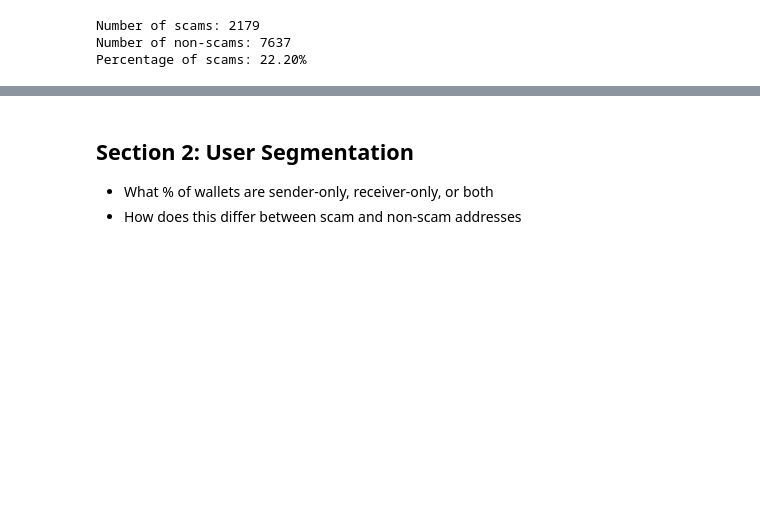
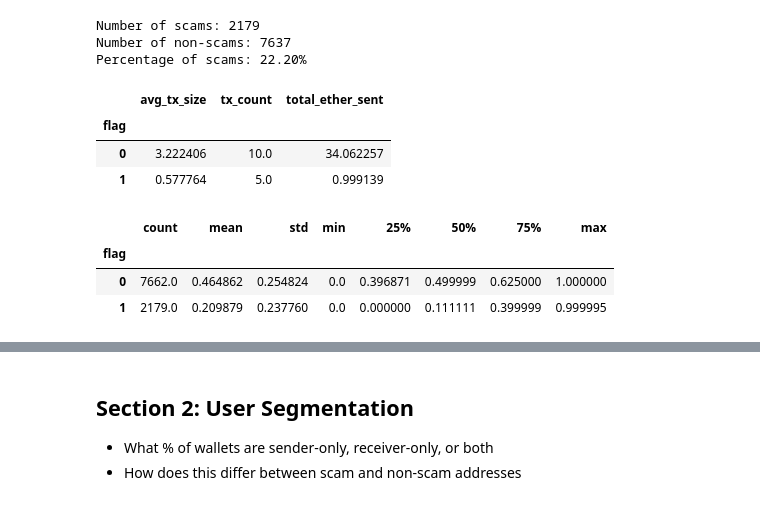
Before and after one commit to InsightsByIvy/Analysing-Scam-Patterns-in-Ethereum-Transactions, a Jupyter notebook: Notebooks/analysis.ipynb, the cells around one changed output, grey strips where cells are left out. Saved outputs shown, nothing was run; the diff lists cells and outputs as text; code cells hidden in the pictures; blank space fills up the shorter version.

```diff
--- a/Notebooks/analysis.ipynb
+++ b/Notebooks/analysis.ipynb
@@ -57,6 +60,23 @@ print(f"Percentage of scams: {scam_percentage:.2f}%")
 Number of scams: 2179
 Number of non-scams: 7637
 Percentage of scams: 22.20%
+# %%
+# Use groupby to see how different the distributions are for scam vs non-scam addresses
+df.groupby('flag')[['avg_tx_size', 'tx_count', 'total_ether_sent']].median()
+# %% [output]
+|  | avg_tx_size | tx_count | total_ether_sent |
+| flag |  |  |  |
+| 0 | 3.222406 | 10.0 | 34.062257 |
+| 1 | 0.577764 | 5.0 | 0.999139 |
+# %%
+# Breaking down means/medians by scam vs non-scam groups
+df['sent_ratio'] = df['sent_tnx'] / (df['sent_tnx'] + df['received_tnx'] + 1e-5)
+df.groupby('flag')['sent_ratio'].describe()
+# %% [output]
+|  | count | mean | std | min | 25% | 50% | 75% | max |
+| flag |  |  |  |  |  |  |  |  |
+| 0 | 7662.0 | 0.464862 | 0.254824 | 0.0 | 0.396871 | 0.499999 | 0.625000 | 1.000000 |
+| 1 | 2179.0 | 0.209879 | 0.237760 | 0.0 | 0.000000 | 0.111111 | 0.399999 | 0.999995 |
 # %% [markdown]
 ### Summary for Overview Metrics
 
```
Also changed, not shown: parts of 2 cells of this notebook.
